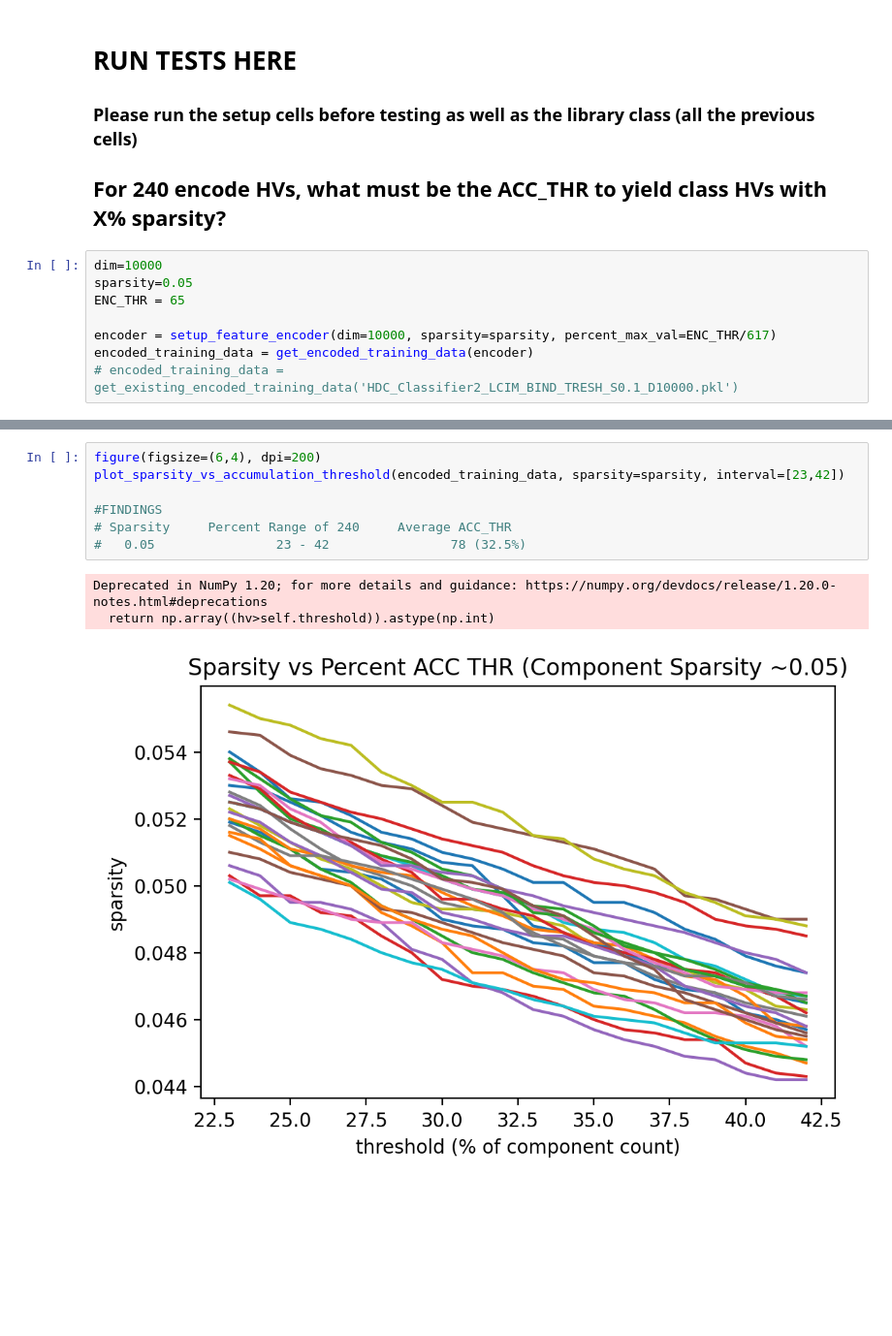
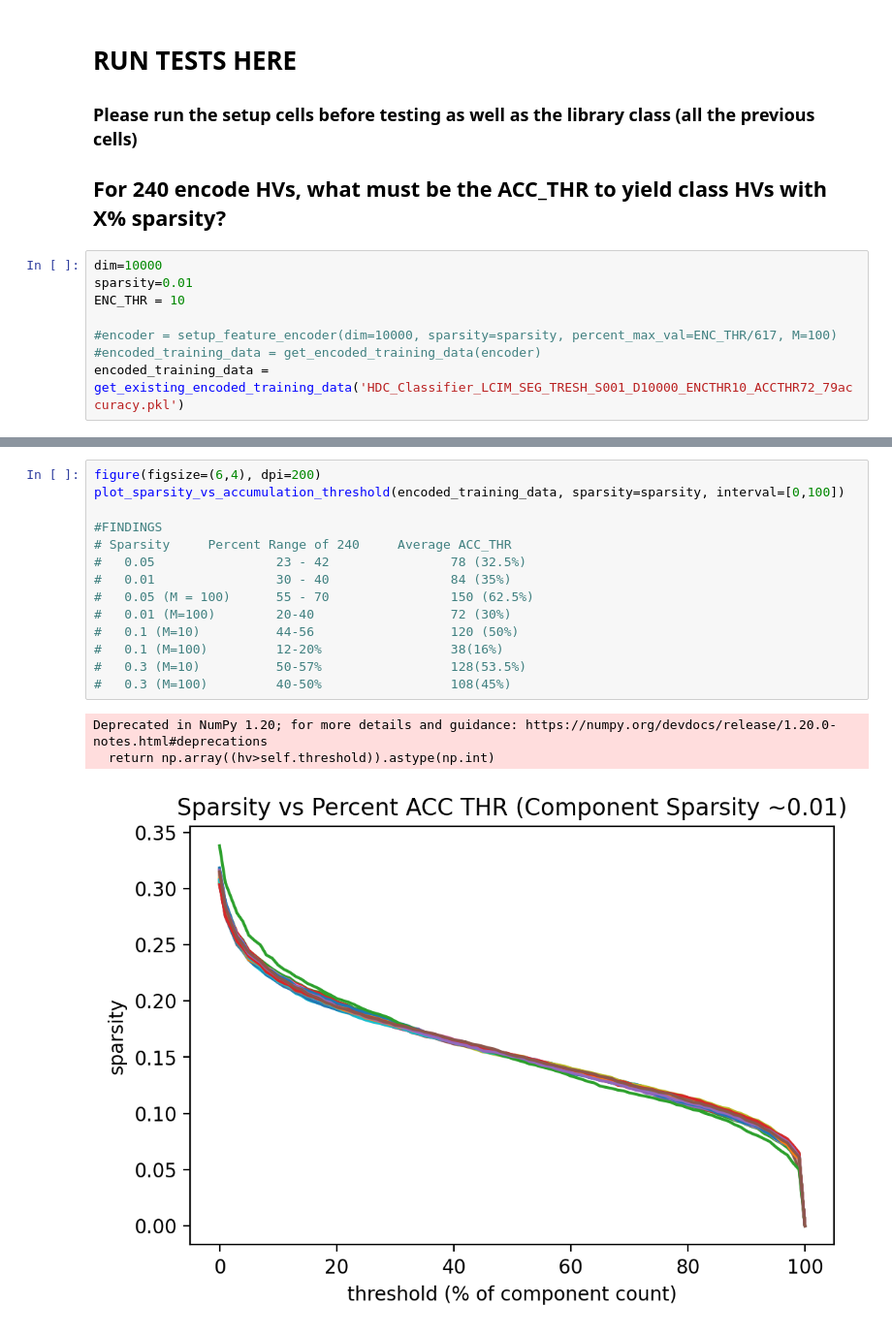
Before and after one commit to regonzalez26/sparse_hdc, a Jupyter notebook: acc_threshold_test.ipynb, the cells around one changed output, grey strips where cells are left out. Shown at 97% size. Drawn from its saved outputs; the diff is of its cells as text; blank space fills up the shorter version.

```diff
--- a/acc_threshold_test.ipynb
+++ b/acc_threshold_test.ipynb
@@ -397,9 +397,9 @@ def plot_interclass(encoded_training_data, wrt=1):
 ## For 240 encode HVs, what must be the ACC_THR to yield class HVs with X% sparsity?
 # %%
 dim=10000
-sparsity=0.05
-ENC_THR = 65
+sparsity=0.01
+ENC_THR = 10
 
-encoder = setup_feature_encoder(dim=10000, sparsity=sparsity, percent_max_val=ENC_THR/617)
-encoded_training_data = get_encoded_training_data(encoder)
-# encoded_training_data = get_existing_encoded_training_data('HDC_Classifier2_LCIM_BIND_TRESH_S0.1_D10000.pkl')
+#encoder = setup_feature_encoder(dim=10000, sparsity=sparsity, percent_max_val=ENC_THR/617, M=100)
+#encoded_training_data = get_encoded_training_data(encoder)
+encoded_training_data = get_existing_encoded_training_data('HDC_Classifier_LCIM_SEG_TRESH_S001_D10000_ENCTHR10_ACCTHR72_79accuracy.pkl')
@@ -431,12 +410,19 @@ plot_encoding_sparsity_jitter(encoded_training_data, target_sparsity=sparsity, E
 # %%
 figure(figsize=(6,4), dpi=200)
-plot_sparsity_vs_accumulation_threshold(encoded_training_data, sparsity=sparsity, interval=[23,42])
+plot_sparsity_vs_accumulation_threshold(encoded_training_data, sparsity=sparsity, interval=[0,100])
 
 #FINDINGS
 # Sparsity     Percent Range of 240     Average ACC_THR
 #   0.05                23 - 42                78 (32.5%)
+#   0.01                30 - 40                84 (35%)
+#   0.05 (M = 100)      55 - 70                150 (62.5%)
+#   0.01 (M=100)        20-40                  72 (30%)
+#   0.1 (M=10)          44-56                  120 (50%)
+#   0.1 (M=100)         12-20%                 38(16%)
+#   0.3 (M=10)          50-57%                 128(53.5%)
+#   0.3 (M=100)         40-50%                 108(45%)
 # %% [output]
 Deprecated in NumPy 1.20; for more details and guidance: https://numpy.org/devdocs/release/1.20.0-notes.html#deprecations
   return np.array((hv>self.threshold)).astype(np.int)
-[figure, old version]
+[figure, new version]
 # %%
```
Also changed, not shown: parts of 6 cells of this notebook, 2 other files.
